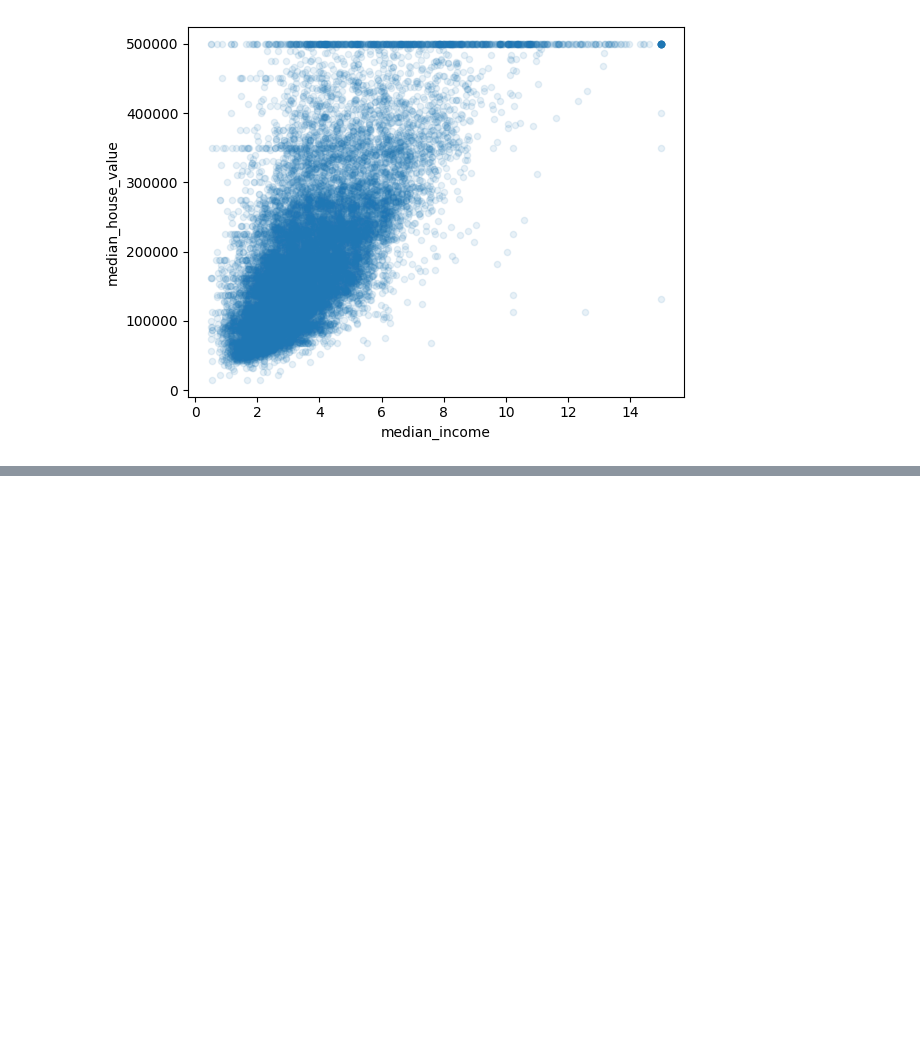
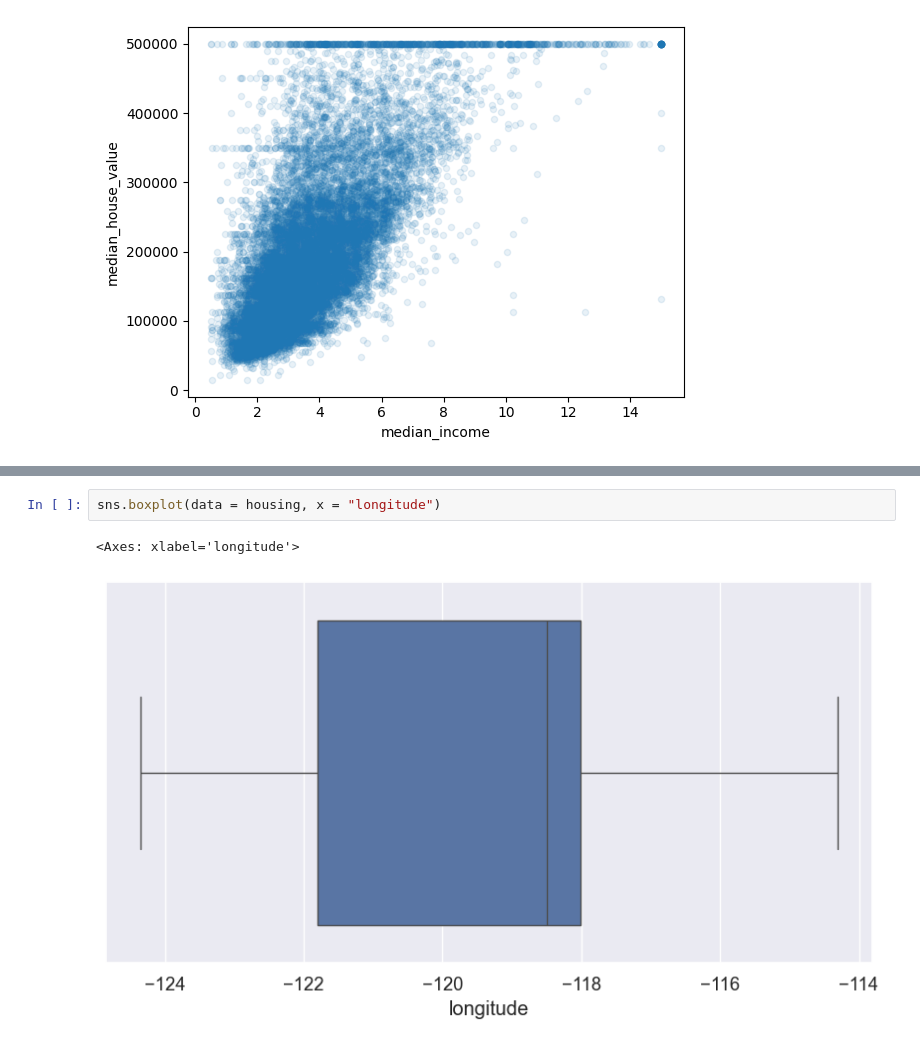
Before and after one commit to Abdullah2265Habib/california-housing-prediction-ml-project, a Jupyter notebook: California_Housing_Price_Prediction.ipynb, the cells around one changed output, grey strips where cells are left out. Drawn from its saved outputs; the diff is of its cells as text; blank space fills up the shorter version.

```diff
--- a/California_Housing_Price_Prediction.ipynb
+++ b/California_Housing_Price_Prediction.ipynb
@@ -555,0 +175,5 @@ print("95% confidence interval for RMSE:", confidence_interval)
+# %%
+sns.boxplot(data = housing, x = "longitude")
+# %% [output]
+<Axes: xlabel='longitude'>
+[figure, added]
```
Also changed, not shown: parts of 57 cells of this notebook.
